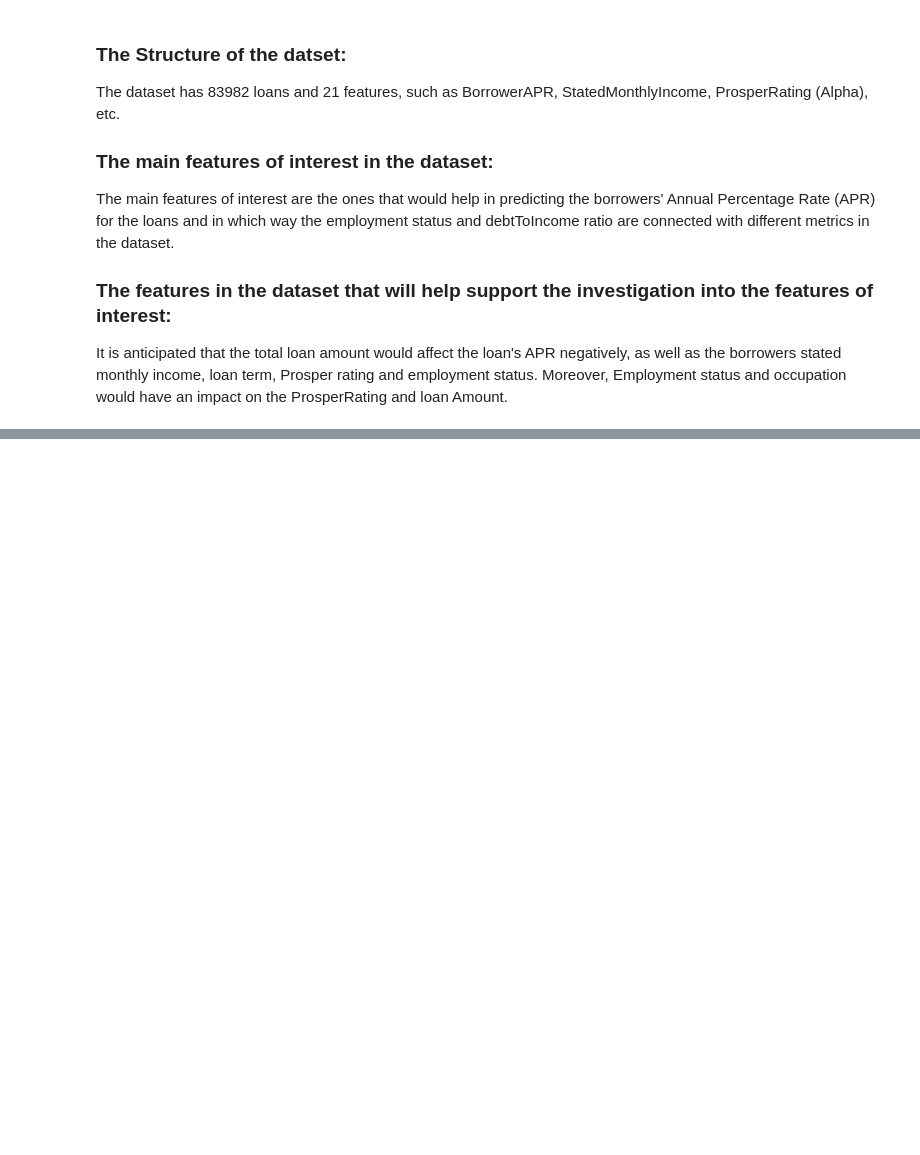
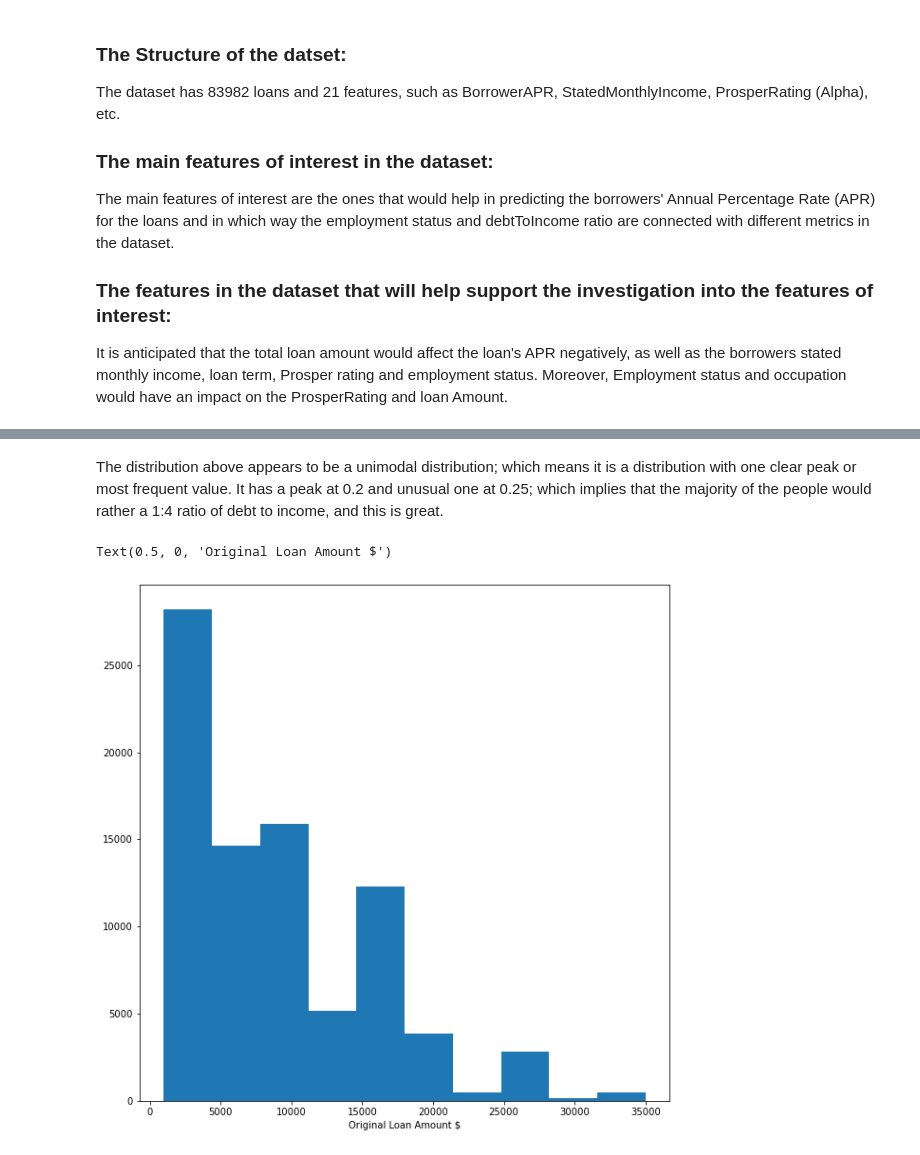
Before and after one commit to Yara-Aldajjani/Analyzing-Loan-Data-from-Prosper, a Jupyter notebook: Prosper_Loan_Data_Analyses.ipynb, the cells around one changed output, grey strips where cells are left out. Cells and saved outputs as stored; diff of their text form; code cells hidden in the pictures; blank space fills up the shorter version.

```diff
--- a/Prosper_Loan_Data_Analyses.ipynb
+++ b/Prosper_Loan_Data_Analyses.ipynb
@@ -619,0 +669,10 @@ It is anticipated that the total loan amount would affect the loan's APR negativ
+# %% [markdown]
+The distribution above appears to be a unimodal distribution; which means it is a distribution with one clear peak or most frequent value. It has a peak at 0.2 and unusual one at 0.25; which implies that the majority of the people would rather a 1:4 ratio of debt to income, and this is great.
+# %%
+# histogram of the original loan amount; which is the first predictor variable of interest
+plt.figure(figsize=[10, 10])
+plt.hist(Loan_Data_subset.LoanOriginalAmount)
+plt.xlabel('Original Loan Amount $')
+# %% [output]
+Text(0.5, 0, 'Original Loan Amount $')
+[figure, added]
```
Also changed, not shown: parts of 78 cells of this notebook, 1 other file.
